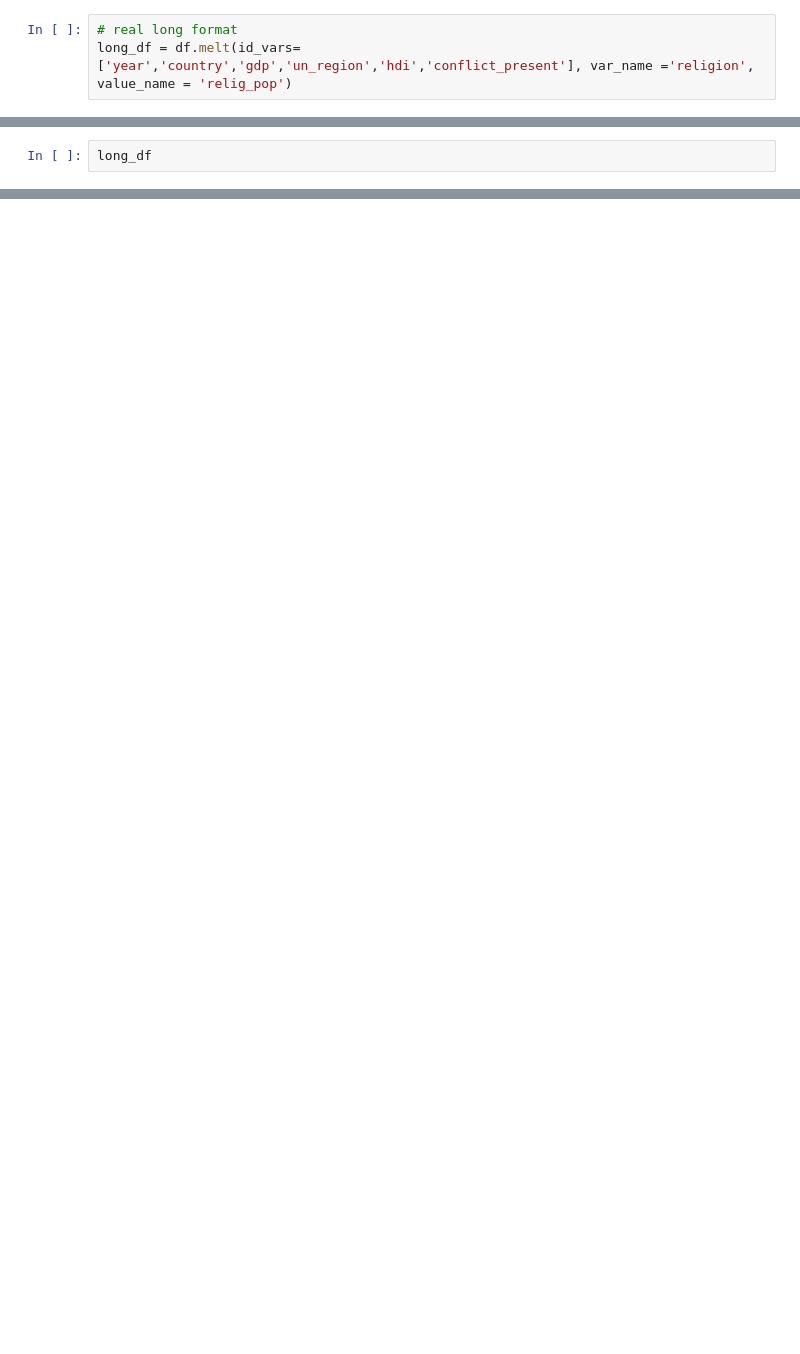
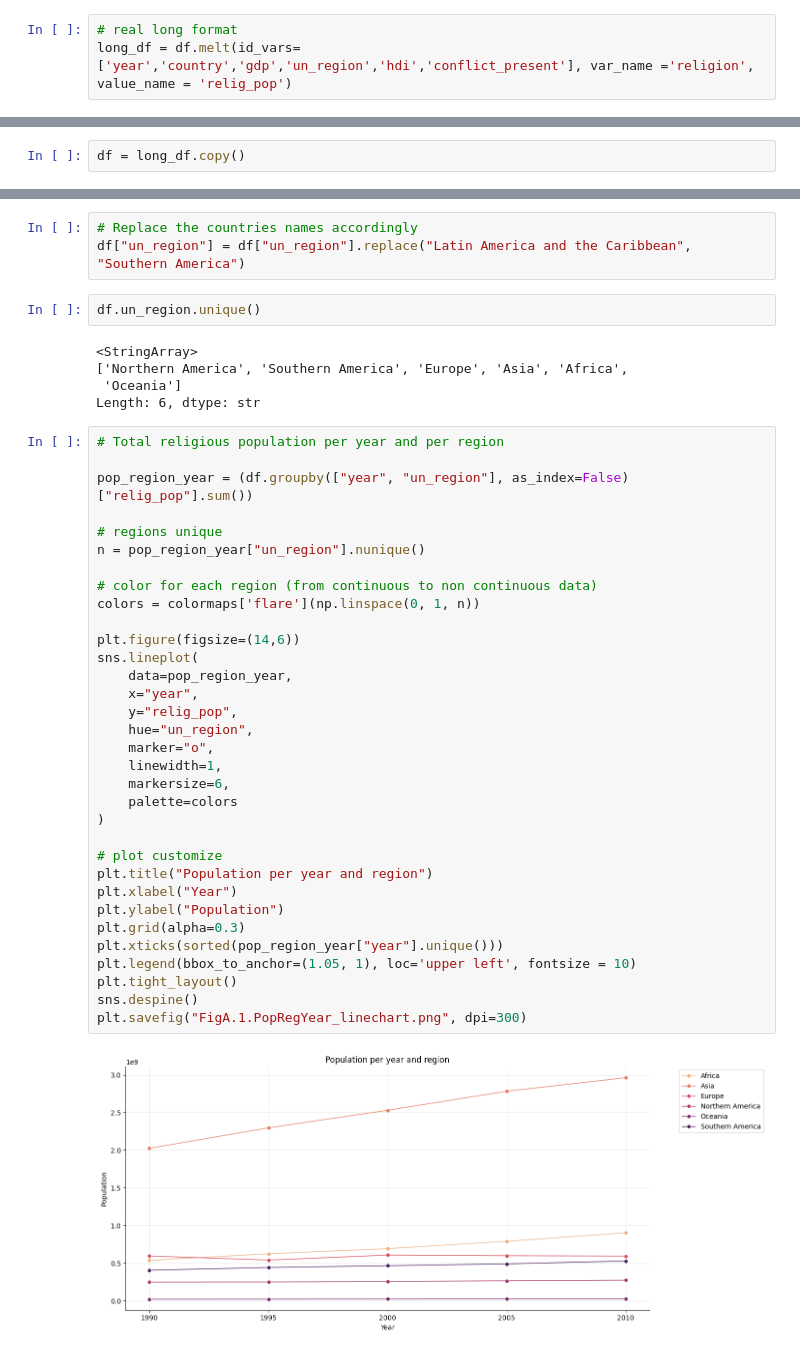
Before and after one commit to victoriacanoacha-source/first_project, a Jupyter notebook: notebooks/data_analysis_anne.ipynb, the cells around one changed output, grey strips where cells are left out. Cells and saved outputs as stored; diff of their text form; blank space fills up the shorter version.

```diff
--- a/notebooks/data_analysis_anne.ipynb
+++ b/notebooks/data_analysis_anne.ipynb
@@ -32,2 +35,2 @@ long_df.to_csv(r"C:\Users\Utilisateur\Desktop\IRONHACK_DA\COURSES\week-4\first_p
 # %%
-long_df
+df = long_df.copy()
@@ -110,0 +37,45 @@ for region in regions:
+# %%
+# Replace the countries names accordingly
+df["un_region"] = df["un_region"].replace("Latin America and the Caribbean", "Southern America")
+# %%
+df.un_region.unique()
+# %% [output]
+<StringArray>
+['Northern America', 'Southern America', 'Europe', 'Asia', 'Africa',
+ 'Oceania']
+Length: 6, dtype: str
+# %%
+# Total religious population per year and per region
+
+pop_region_year = (df.groupby(["year", "un_region"], as_index=False)["relig_pop"].sum())
+
+# regions unique
+n = pop_region_year["un_region"].nunique()
+
+# color for each region (from continuous to non continuous data)
+colors = colormaps['flare'](np.linspace(0, 1, n))
+
+plt.figure(figsize=(14,6))
+sns.lineplot(
+    data=pop_region_year,
+    x="year",
+    y="relig_pop",
+    hue="un_region",
+    marker="o",
+    linewidth=1,
+    markersize=6,
+    palette=colors
+)
+
+# plot customize
+plt.title("Population per year and region")
+plt.xlabel("Year")
+plt.ylabel("Population")
+plt.grid(alpha=0.3)
+plt.xticks(sorted(pop_region_year["year"].unique()))
+plt.legend(bbox_to_anchor=(1.05, 1), loc='upper left', fontsize = 10)
+plt.tight_layout()
+sns.despine()
+plt.savefig("FigA.1.PopRegYear_linechart.png", dpi=300)
+# %% [output]
+[figure, added]
```
Also changed, not shown: parts of 19 cells of this notebook, 16 other files.
